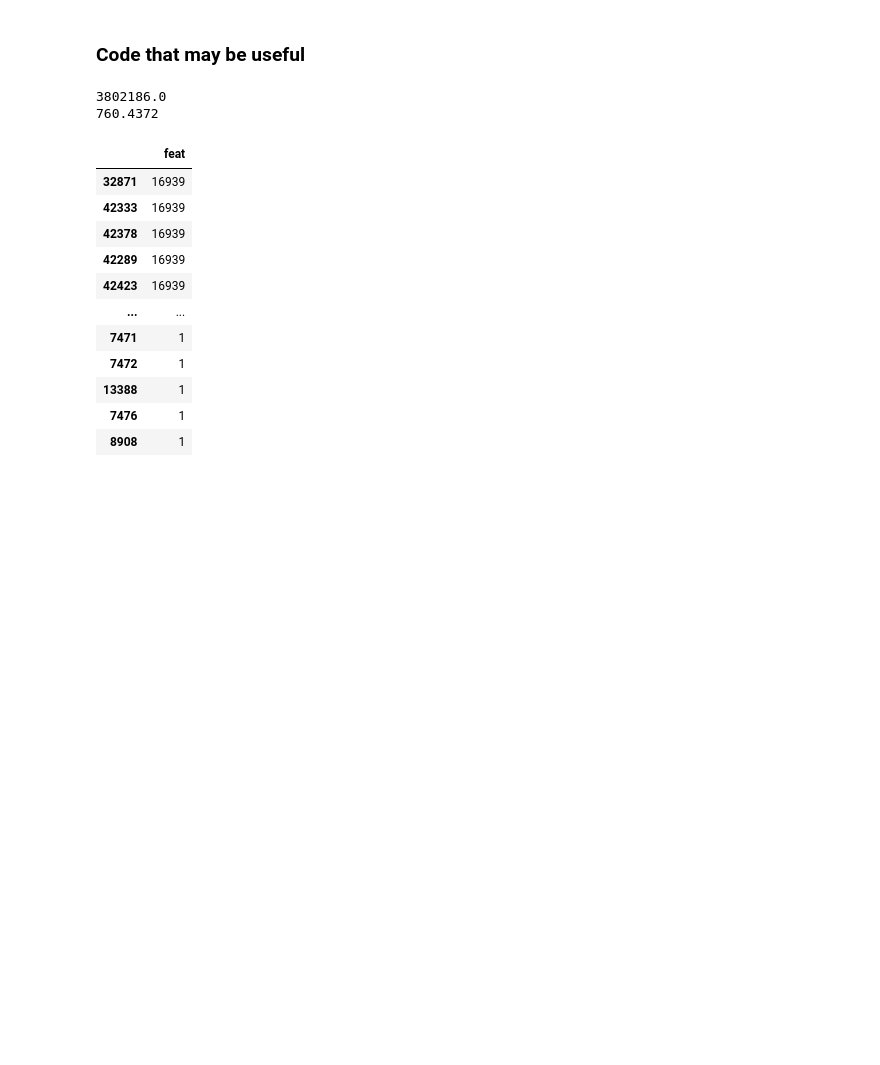
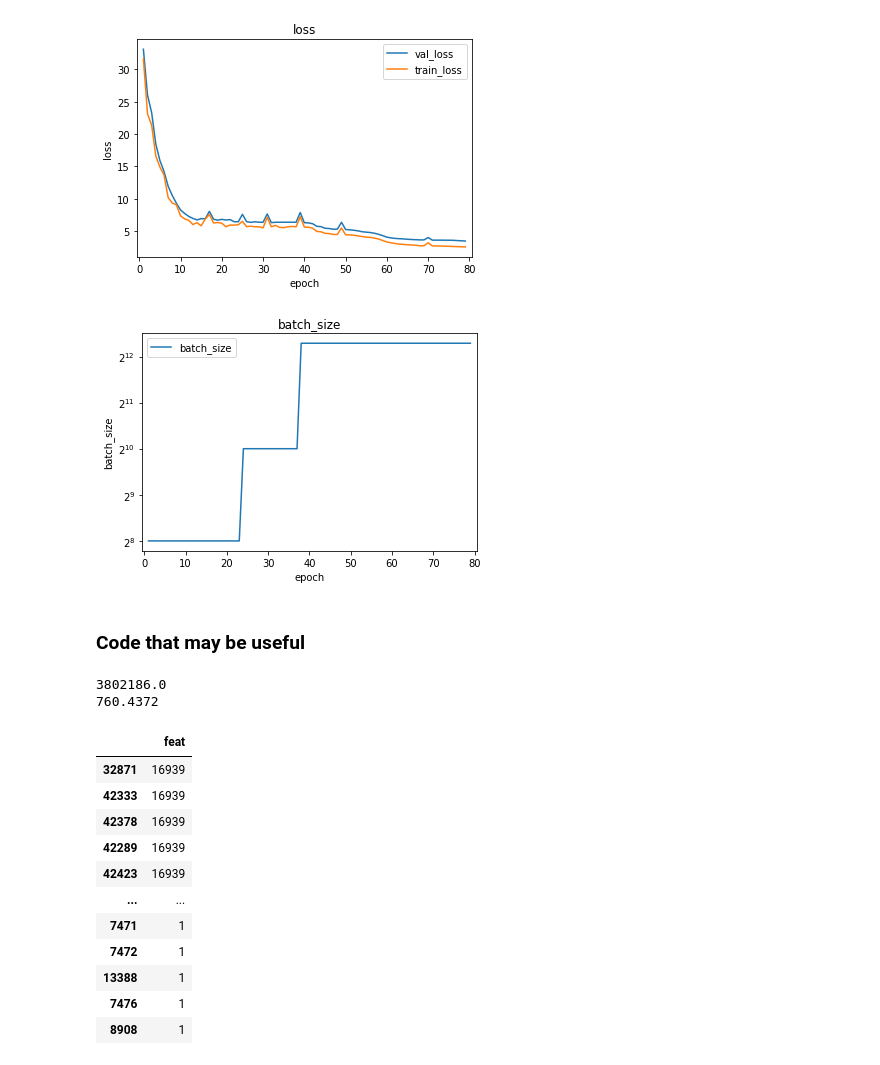
Before and after one commit to matansudry/MEMM_Part_of_Speech_Tagging, a Jupyter notebook: main.ipynb, the cells around one changed output. Saved outputs shown, nothing was run; the diff lists cells and outputs as text; code cells hidden in the pictures; blank space fills up the shorter version.

Commit message:
added a few models, best is a 0.9512 model

```diff
--- a/main.ipynb
+++ b/main.ipynb
@@ -123,4 +121,4 @@ def w0_xavier():
 def w0_zero():
     return np.zeros(len(feature_vector)).astype(np.float32)
 # %%
-model = classifier.load_model(from_file='checkpoint_V11_E054_SEED42.pth')
+# model = classifier.load_model(from_file='checkpoint_V11_E061_0.944_SEED42.pth')
@@ -189,6 +177,7 @@ leadboard = logger.leadboard(col='')
 display(leadboard)
 # print(leadboard['init'][0])
 # %%
+model = classifier.load_model(from_file='models/V11/checkpoint_V11_E082_SEED42.pth')
 aprox_num = 1000  # max samples to aproximate score
 display_all = False
 beam_stats = {}
@@ -214,7 +203,7 @@ for predict_beam in [1]:  # viterbi beam size
                                                                                                      beam_stats[predict_beam]['true_tags'])
 #     display(worst)
 model.beam_stats = beam_stats
-model.save(epoch=True, best=True)
+model.save(epoch=True)
 # model.val_predictions = pred_tags
 # model.val_sentences = val_dataset.sentences
 # model.save()
@@ -221,3 +220,9 @@ model.save(epoch=True, best=True)
+# %%
+model.plot(['val_loss', 'train_loss'], 'loss', 'loss', scale='linear', basey=10)
+model.plot(['batch_size'], 'batch_size', 'batch_size', scale='log', basey=2)
+# %% [output]
+[figure, added]
+[figure, added]
 # %%
 aprox_num = 1000  # max samples to aproximate score
 display_all = False
```
Also changed, not shown: parts of 3 cells of this notebook, 22 other files.
